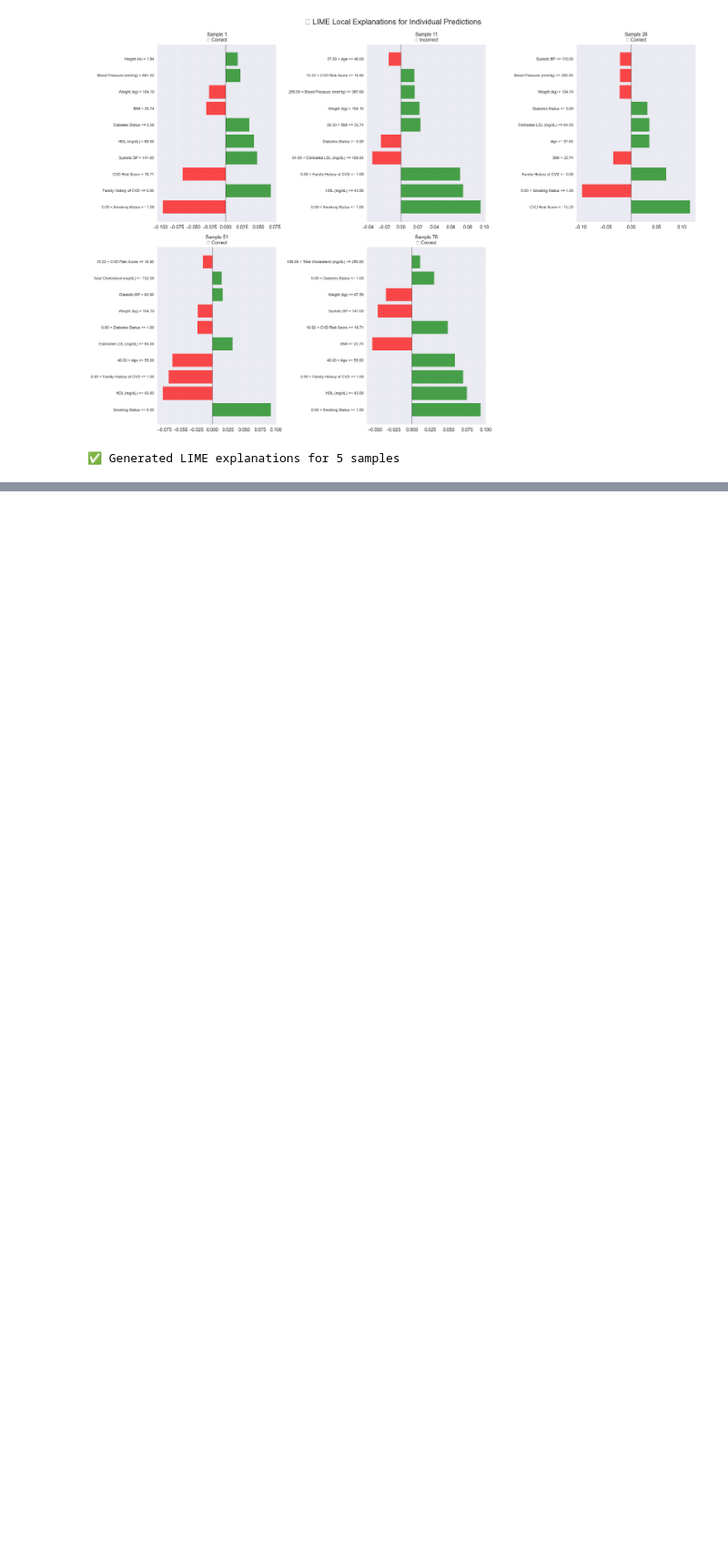
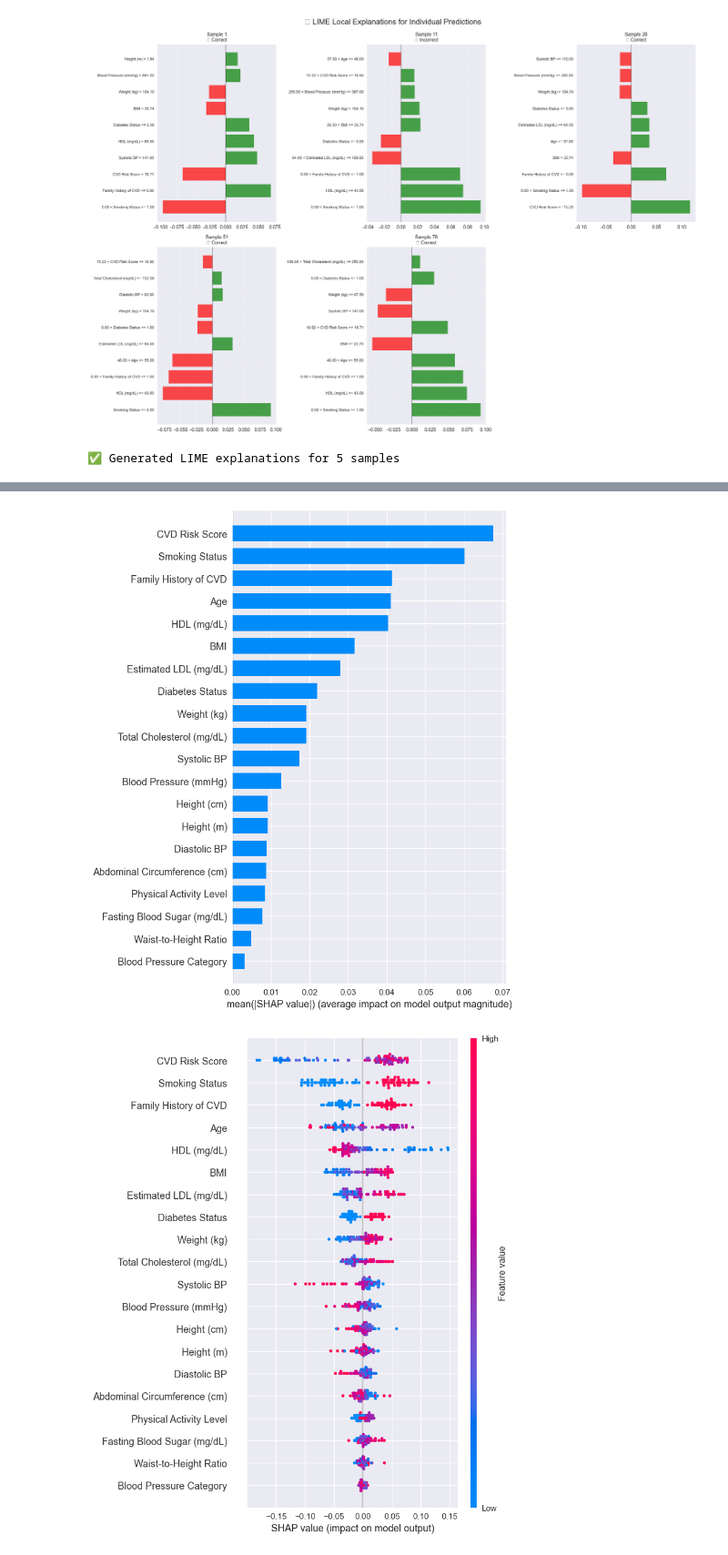
Before and after one commit to Moon1570/cvd-bd-ml-dl-xai, a Jupyter notebook: CVD_Analysis.ipynb, the cells around one changed output, grey strips where cells are left out. Shown at 91% size. Saved outputs shown, nothing was run; the diff lists cells and outputs as text; code cells hidden in the pictures; blank space fills up the shorter version.

Commit message:
feat: SHAP & LIME

```diff
--- a/CVD_Analysis.ipynb
+++ b/CVD_Analysis.ipynb
@@ -5376,0 +5412,6 @@ ValueError: Per-column arrays must each be 1-dimensional
+# %%
+shap.summary_plot(shap_2d, X_test_xai.iloc[:n_samples], plot_type="bar")
+shap.summary_plot(shap_2d, X_test_xai.iloc[:n_samples])  # beeswarm
+# %% [output]
+[figure, added]
+[figure, added]
```
Also changed, not shown: parts of 19 cells of this notebook.
